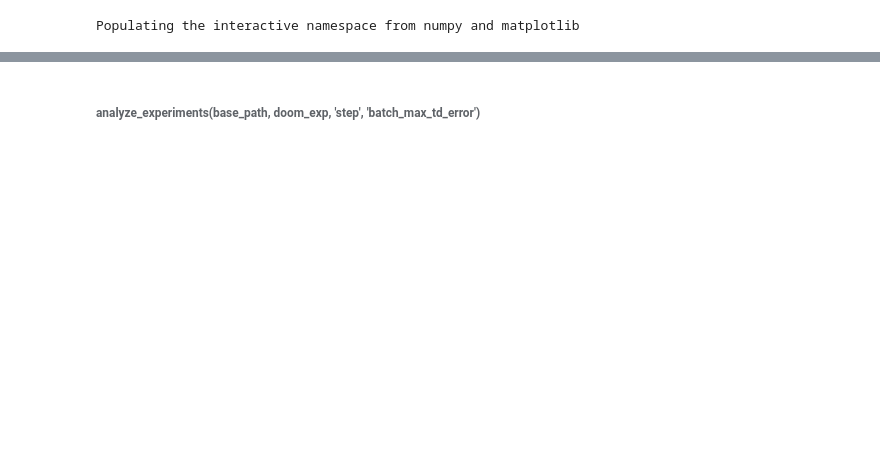
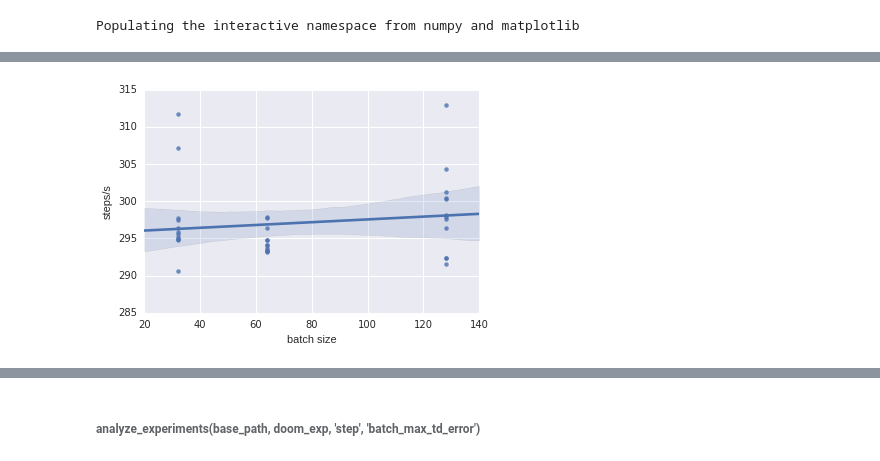
Before and after one commit to akashin/baselines, a Jupyter notebook: Analyze.ipynb, the cells around one changed output, grey strips where cells are left out. Saved outputs shown, nothing was run; the diff lists cells and outputs as text; code cells hidden in the pictures; blank space fills up the shorter version.

```diff
--- a/Analyze.ipynb
+++ b/Analyze.ipynb
@@ -64,0 +200,21 @@ analyze_experiments(base_path, doom_exp, 'time elapsed', 'mean episode reward')
+# %%
+def plot_batch_size_vs_actor_steps(experiments):
+    batch_sizes = []
+    steps_per_second = []
+
+    for experiment in experiments.values():
+        params = experiment['params']
+#         if int(params['target_update_frequency']) == 100:
+#             print(params)
+        batch_sizes.append(int(params['batch_size']))
+        steps_per_second.append(experiment['actor']['steps/s'].mean())
+
+    df = pd.DataFrame({
+        'batch size': batch_sizes,
+        'steps/s': steps_per_second
+    })
+    ax1 = sns.regplot(x='batch size', y='steps/s', data=df)
+
+plot_batch_size_vs_actor_steps(sweep_experiments)
+# %% [output]
+[figure, added]
```
Also changed, not shown: parts of 35 cells of this notebook.
